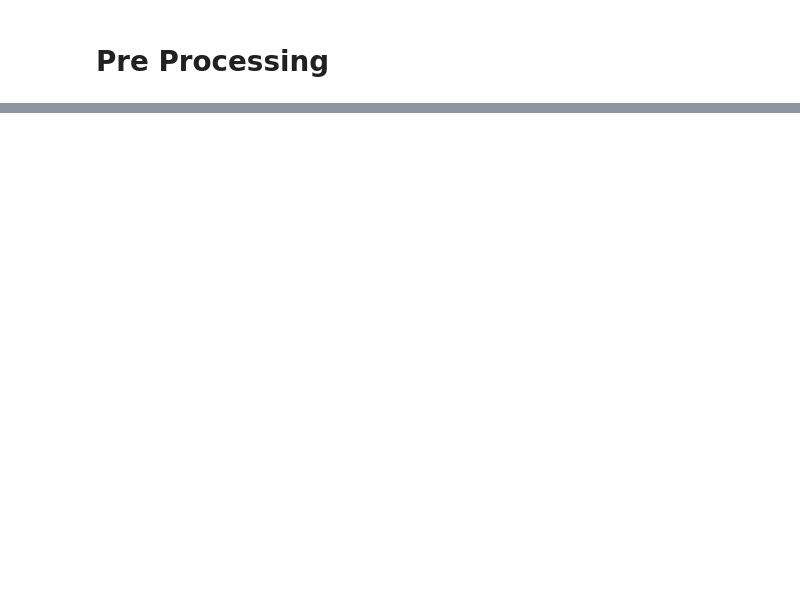
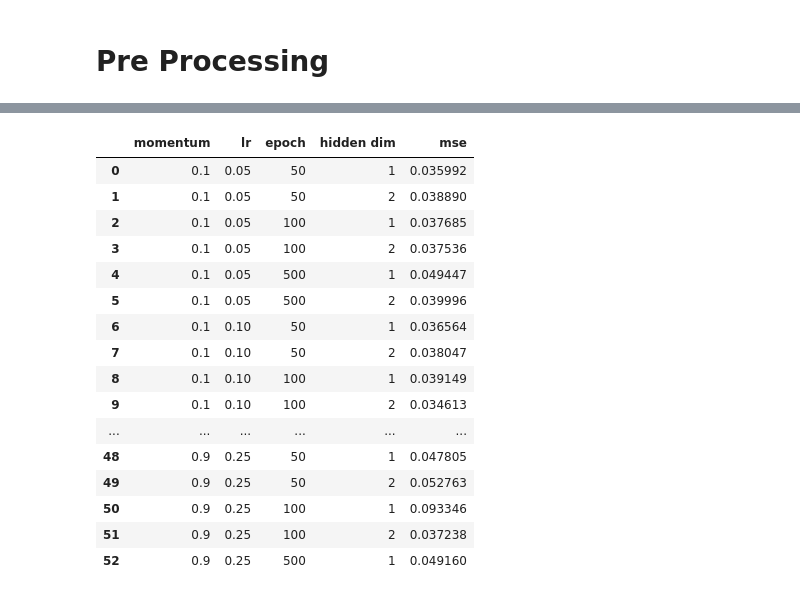
Before and after one commit to rafflezs/Atividades-Mestrado-ICMC, a Jupyter notebook: DeepLearning/Projeto-1-MLP/src/geographical_regression.ipynb, the cells around one changed output, grey strips where cells are left out. Drawn from its saved outputs; the diff is of its cells as text; code cells hidden in the pictures; blank space fills up the shorter version.

```diff
--- a/DeepLearning/Projeto-1-MLP/src/geographical_regression.ipynb
+++ b/DeepLearning/Projeto-1-MLP/src/geographical_regression.ipynb
@@ -60,0 +170,24 @@ norm_test_df = (X_test - X_test.min()) / (X_test.max() - X_test.min())
+# %%
+scores_df = pd.DataFrame(history).T
+scores_df.reset_index(inplace=True)
+columns = ['momentum', 'lr', 'epoch', 'hidden dim', 'mse']
+scores_df.columns = columns
+display(scores_df)
+# %% [output]
+|  | momentum | lr | epoch | hidden dim | mse |
+| 0 | 0.1 | 0.05 | 50 | 1 | 0.035992 |
+| 1 | 0.1 | 0.05 | 50 | 2 | 0.038890 |
+| 2 | 0.1 | 0.05 | 100 | 1 | 0.037685 |
+| 3 | 0.1 | 0.05 | 100 | 2 | 0.037536 |
+| 4 | 0.1 | 0.05 | 500 | 1 | 0.049447 |
+| 5 | 0.1 | 0.05 | 500 | 2 | 0.039996 |
+| 6 | 0.1 | 0.10 | 50 | 1 | 0.036564 |
+| 7 | 0.1 | 0.10 | 50 | 2 | 0.038047 |
+| 8 | 0.1 | 0.10 | 100 | 1 | 0.039149 |
+| 9 | 0.1 | 0.10 | 100 | 2 | 0.034613 |
+| ... | ... | ... | ... | ... | ... |
+| 48 | 0.9 | 0.25 | 50 | 1 | 0.047805 |
+| 49 | 0.9 | 0.25 | 50 | 2 | 0.052763 |
+| 50 | 0.9 | 0.25 | 100 | 1 | 0.093346 |
+| 51 | 0.9 | 0.25 | 100 | 2 | 0.037238 |
+| 52 | 0.9 | 0.25 | 500 | 1 | 0.049160 |
```
Also changed, not shown: parts of 22 cells of this notebook, 9 other files.
